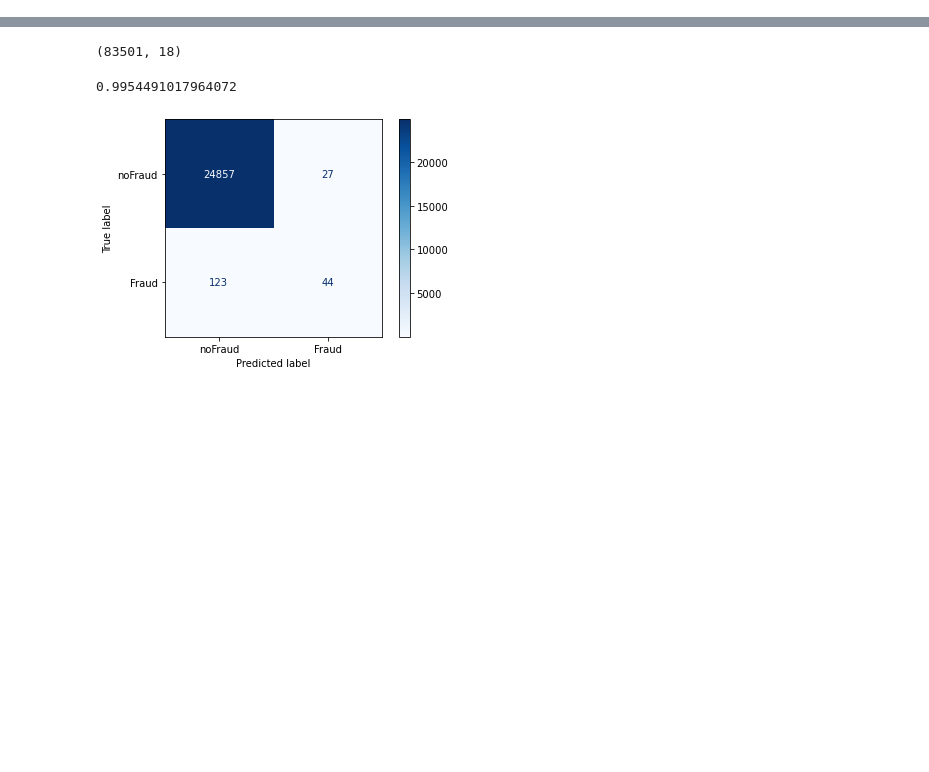
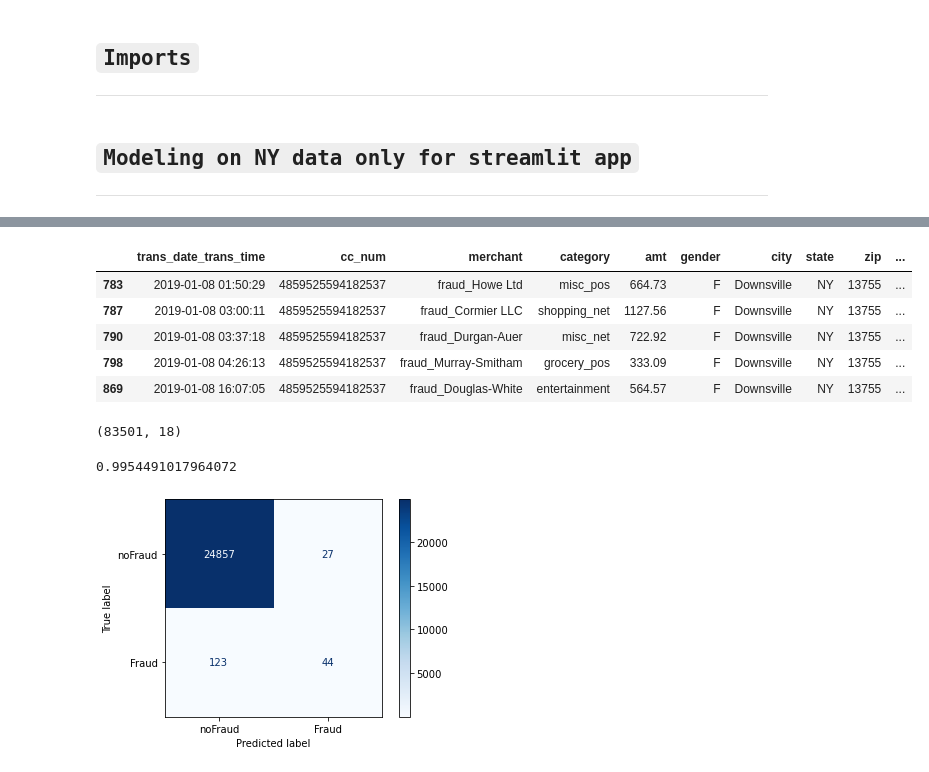
Before and after one commit to 123CarlosRivera/Fraud-Project, a Jupyter notebook: Code/modeling_C.ipynb, the cells around one changed output, grey strips where cells are left out. Saved outputs shown, nothing was run; the diff lists cells and outputs as text; code cells hidden in the pictures; blank space fills up the shorter version.

````diff
--- a/Code/modeling_C.ipynb
+++ b/Code/modeling_C.ipynb
@@ -1,3 +1,6 @@
+# %% [markdown]
+## ```Imports```
+---
 # %%
 import pandas as pd
 import numpy as np
@@ -14,6 +17,9 @@ import pickle
 
 import warnings
 warnings.filterwarnings("ignore")
+# %% [markdown]
+## ```Modeling on NY data only for streamlit app```
+---
 # %%
 fraud = pd.read_csv('/Users/crivera/Desktop/capstone-dsir82/capstone_data/final_model.csv')
 # %%
@@ -27,6 +33,14 @@ fraud.head()
 | 4 | 2019-01-01 01:19:13 | 5104807169438134 | fraud_Williamson LLC | misc_pos | 47.85 | F | Westhampton Beach | NY | 11978 | ... |
 # %%
 fraud = fraud[fraud['state']=='NY']
+fraud[fraud['is_fraud']==1].head()
+# %% [output]
+|  | trans_date_trans_time | cc_num | merchant | category | amt | gender | city | state | zip | ... |
+| 783 | 2019-01-08 01:50:29 | 4859525594182537 | fraud_Howe Ltd | misc_pos | 664.73 | F | Downsville | NY | 13755 | ... |
+| 787 | 2019-01-08 03:00:11 | 4859525594182537 | fraud_Cormier LLC | shopping_net | 1127.56 | F | Downsville | NY | 13755 | ... |
+| 790 | 2019-01-08 03:37:18 | 4859525594182537 | fraud_Durgan-Auer | misc_net | 722.92 | F | Downsville | NY | 13755 | ... |
+| 798 | 2019-01-08 04:26:13 | 4859525594182537 | fraud_Murray-Smitham | grocery_pos | 333.09 | F | Downsville | NY | 13755 | ... |
+| 869 | 2019-01-08 16:07:05 | 4859525594182537 | fraud_Douglas-White | entertainment | 564.57 | F | Downsville | NY | 13755 | ... |
 # %%
 fraud.shape
 # %% [output]
````
Also changed, not shown: parts of 5 cells of this notebook, 6 other files.
